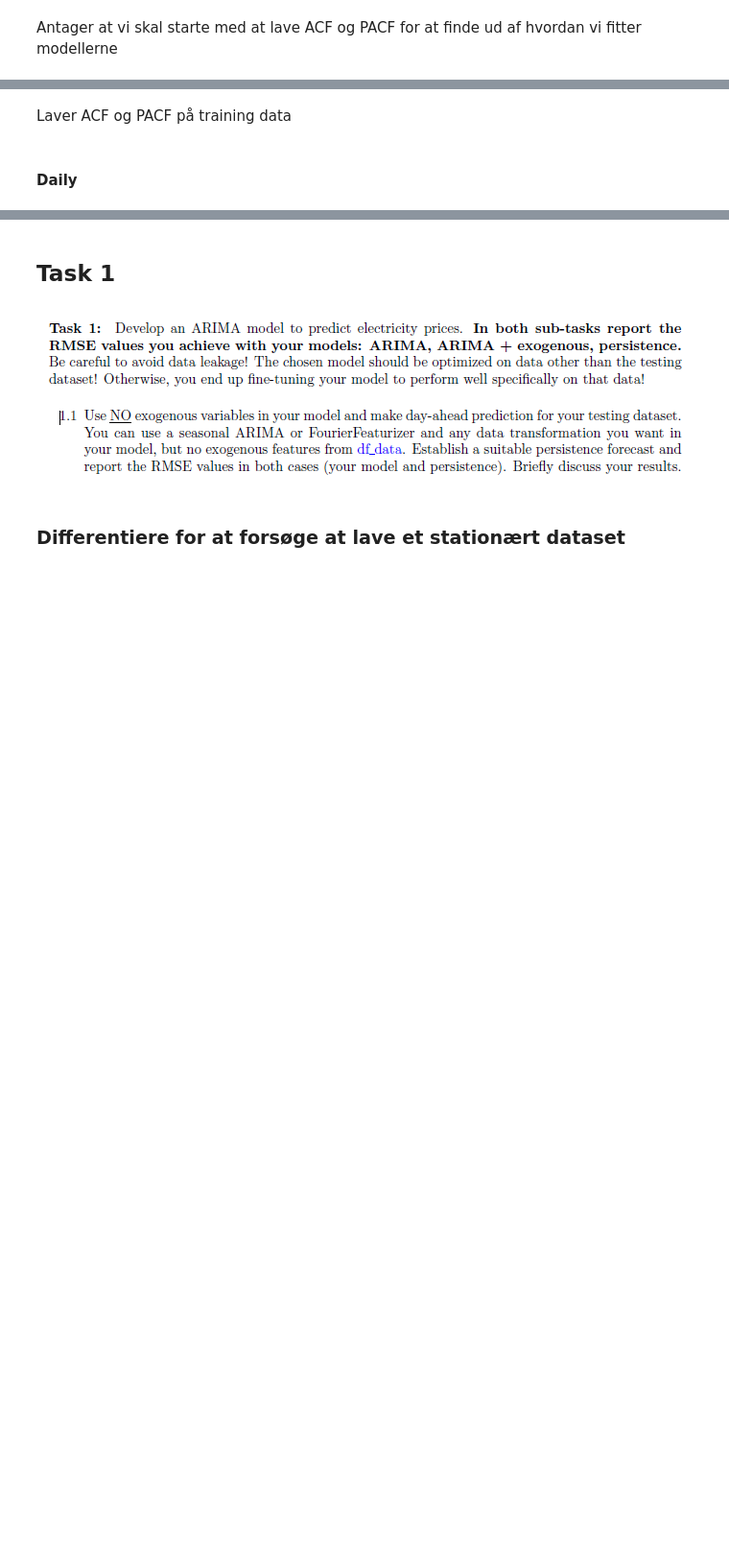
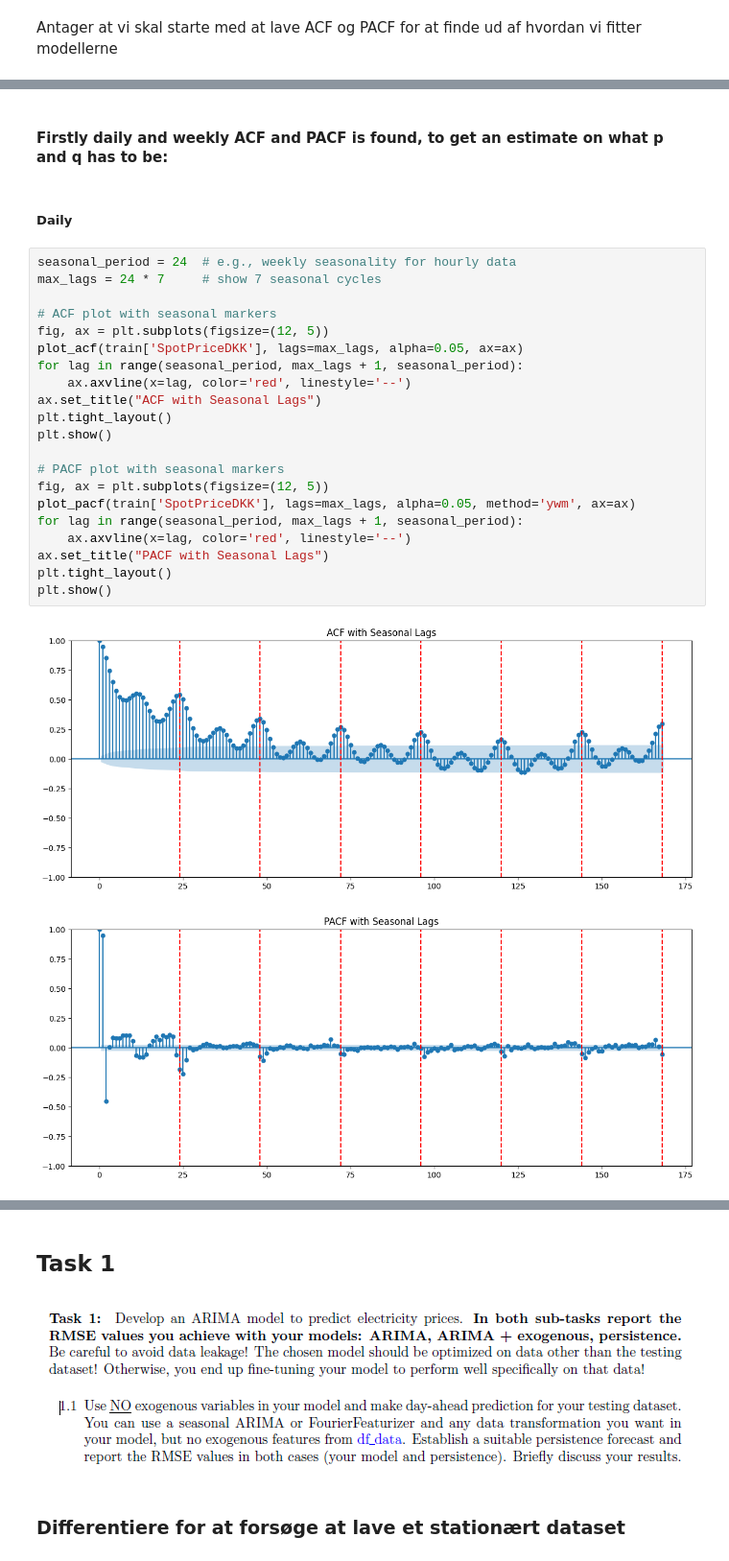
Before and after one commit to MortenHay/EnergyAnalytics, a Jupyter notebook: Assignment2/Aflevering-2.ipynb, the cells around one changed output, grey strips where cells are left out. Shown at 96% size. Saved outputs shown, nothing was run; the diff lists cells and outputs as text; blank space fills up the shorter version.

```diff
--- a/Assignment2/Aflevering-2.ipynb
+++ b/Assignment2/Aflevering-2.ipynb
@@ -67,4 +52,28 @@ print(train_set_E)
-# %% [markdown]
-Laver ACF og PACF på training data
+# %% [markdown]
+#### Firstly daily and weekly ACF and PACF is found, to get an estimate on what p and q has to be:
 # %% [markdown]
-#### Daily
+##### Daily
+# %%
+seasonal_period = 24  # e.g., weekly seasonality for hourly data
+max_lags = 24 * 7     # show 7 seasonal cycles
+
+# ACF plot with seasonal markers
+fig, ax = plt.subplots(figsize=(12, 5))
+plot_acf(train['SpotPriceDKK'], lags=max_lags, alpha=0.05, ax=ax)
+for lag in range(seasonal_period, max_lags + 1, seasonal_period):
+    ax.axvline(x=lag, color='red', linestyle='--')
+ax.set_title("ACF with Seasonal Lags")
+plt.tight_layout()
+plt.show()
+
+# PACF plot with seasonal markers
+fig, ax = plt.subplots(figsize=(12, 5))
+plot_pacf(train['SpotPriceDKK'], lags=max_lags, alpha=0.05, method='ywm', ax=ax)
+for lag in range(seasonal_period, max_lags + 1, seasonal_period):
+    ax.axvline(x=lag, color='red', linestyle='--')
+ax.set_title("PACF with Seasonal Lags")
+plt.tight_layout()
+plt.show()
+# %% [output]
+[figure, added]
+[figure, added]
```
Also changed, not shown: parts of 22 cells of this notebook.
